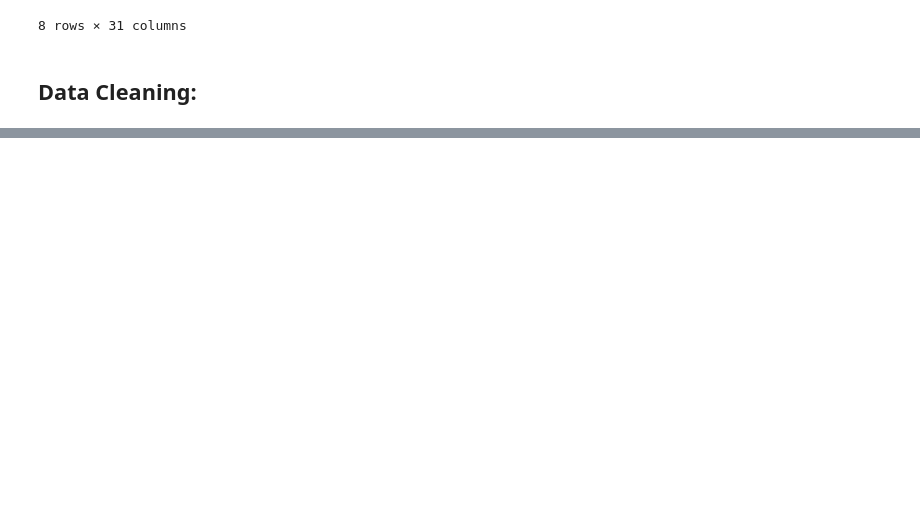
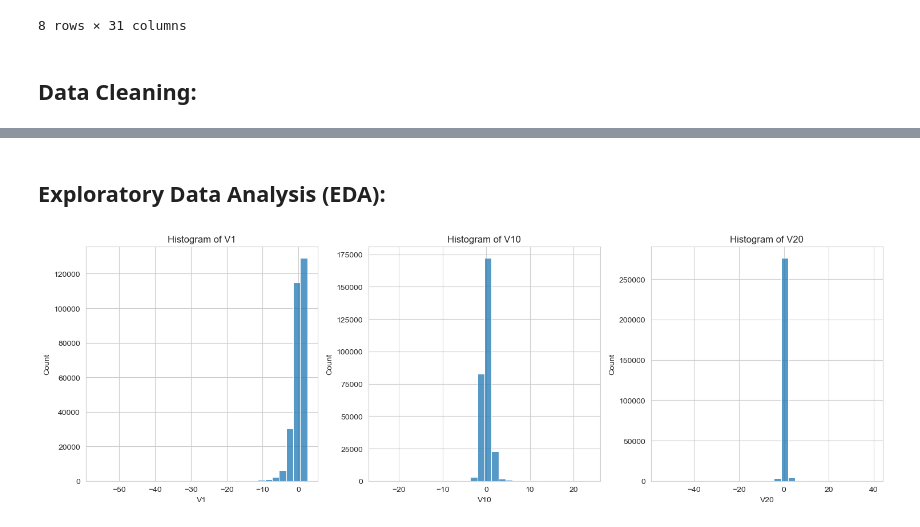
Before and after one commit to chrischukwuka2022/Msc_Data_Analystic_Thesis_2023, a Jupyter notebook: Capstone_Project.ipynb, the cells around one changed output, grey strips where cells are left out. Drawn from its saved outputs; the diff is of its cells as text; code cells hidden in the pictures; blank space fills up the shorter version.

```diff
--- a/Capstone_Project.ipynb
+++ b/Capstone_Project.ipynb
@@ -95,0 +119,19 @@ df.describe()
+# %% [markdown]
+## Exploratory Data Analysis (EDA):
+# %%
+# Set the aesthetic style of the plots
+sns.set_style("whitegrid")
+
+# Selecting a subset of features for visualization
+features_to_plot = ['V1', 'V10', 'V20']
+
+# Creating histograms
+plt.figure(figsize=(15, 5))
+for i, feature in enumerate(features_to_plot, 1):
+    plt.subplot(1, 3, i)
+    sns.histplot(df[feature], kde=False, bins=30)
+    plt.title(f'Histogram of {feature}')
+plt.tight_layout()
+plt.show()
+# %% [output]
+[figure, added]
```
Also changed, not shown: parts of 12 cells of this notebook.
